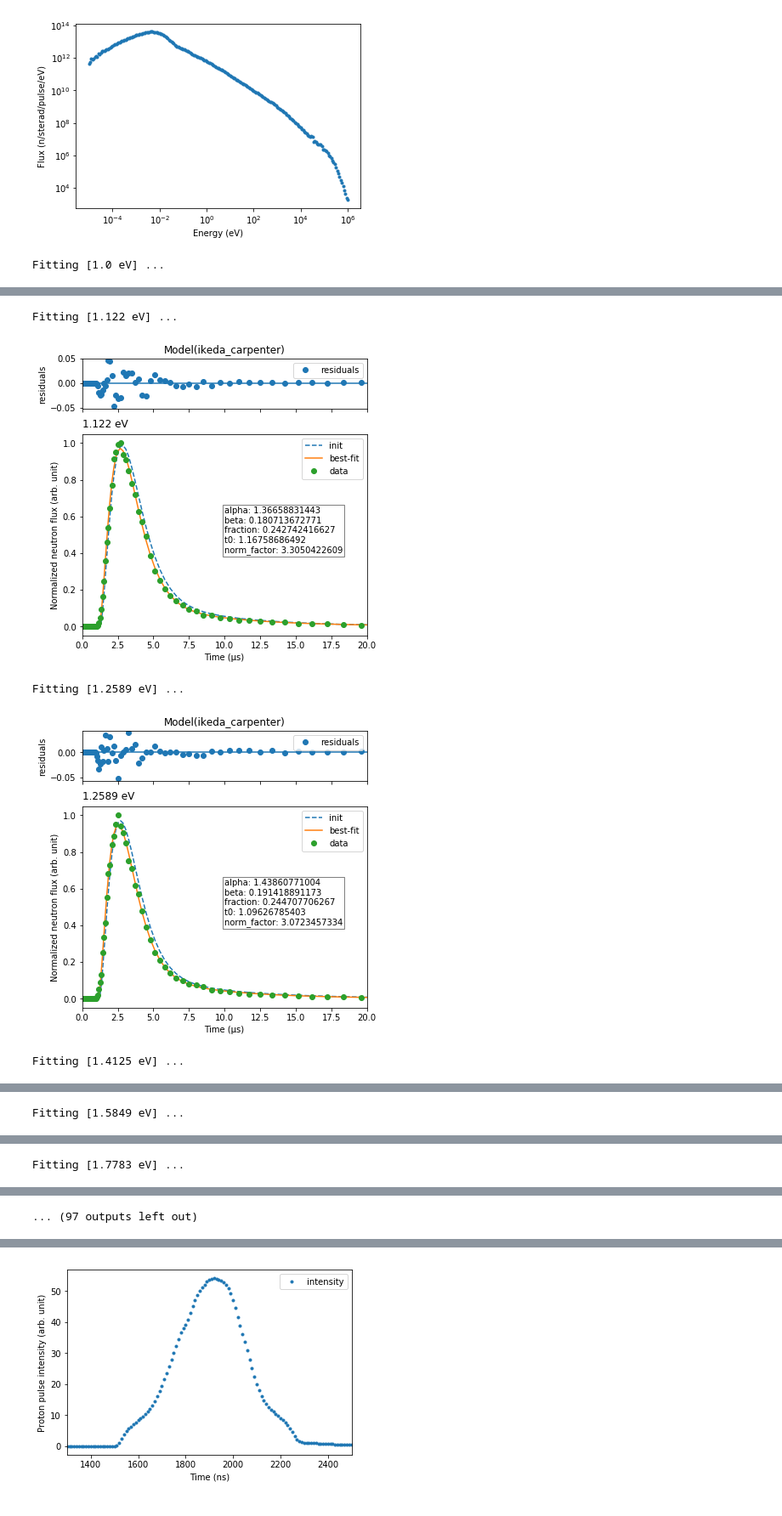
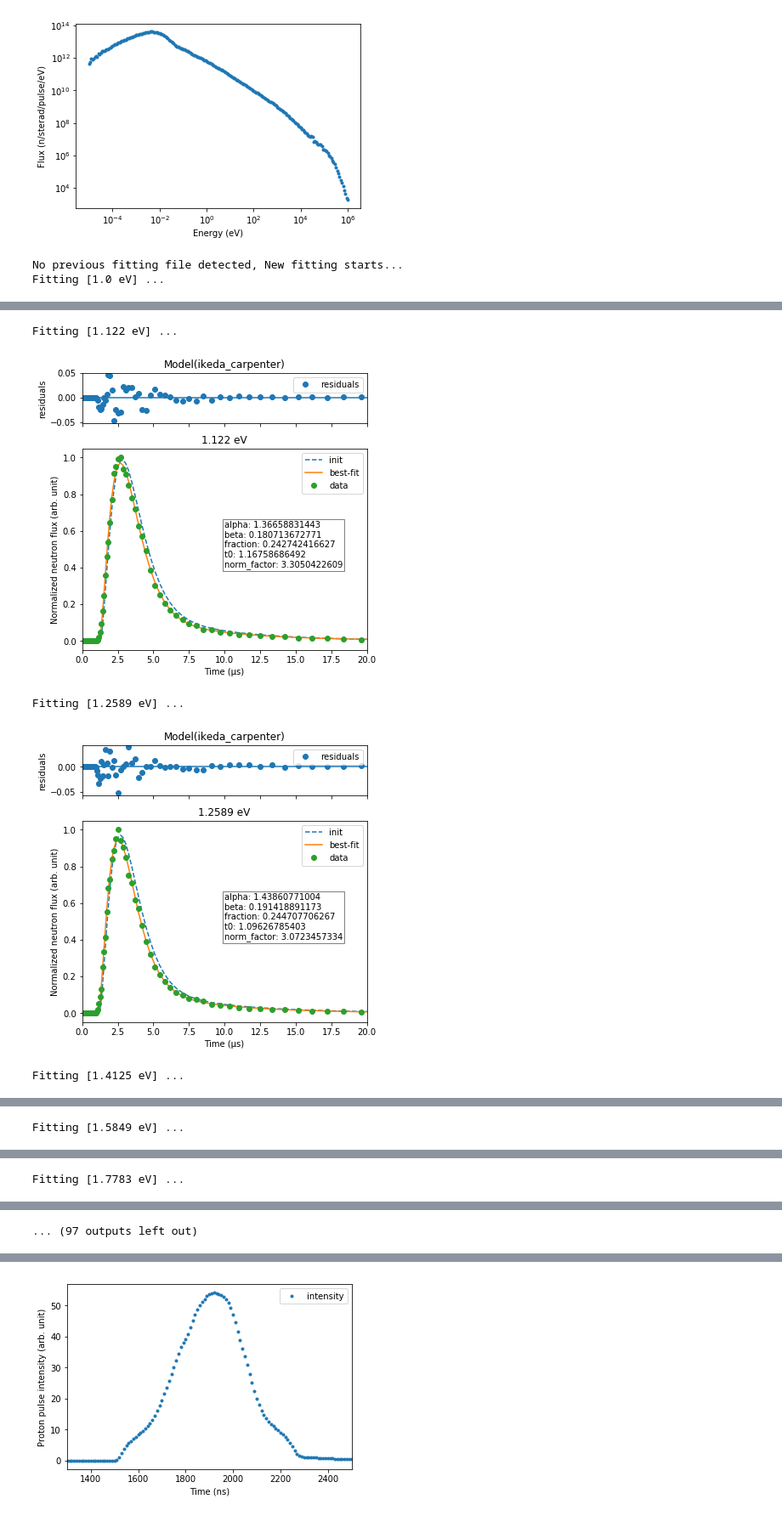
Before and after one commit to ornlneutronimaging/ResoFit, a Jupyter notebook: ResoFit/fit_neutron_pulse_shape_params.ipynb, the cells around one changed output, grey strips where cells are left out. Shown at 85% size. Saved outputs shown, nothing was run; the diff lists cells and outputs as text; code cells hidden in the pictures.

```diff
--- a/ResoFit/fit_neutron_pulse_shape_params.ipynb
+++ b/ResoFit/fit_neutron_pulse_shape_params.ipynb
@@ -24,8 +24,9 @@ neutron_pulse.plot_total()
 # %% [output]
 [figure]
 # %%
-neutron_pulse.fit_shape(e_min=1, e_max=500, model_index=1,
-                        drop=False, check_each=True,
-                        save_fig=False, save_df=False)
+neutron_pulse.fit_shape(e_min=1, e_max=500,
+                        drop=False, norm=True, check_each=True,
+                        save_fig=False, overwrite_csv=False)
 # %% [output]
+No previous fitting file detected, New fitting starts...
 Fitting [1.0 eV] ...
@@ -33,5 +34,5 @@ Fitting [1.0 eV] ...
 Fitting [1.122 eV] ...
-[figure, old version]
+[figure, new version]
 Fitting [1.2589 eV] ...
-[figure, old version]
+[figure, new version]
 Fitting [1.4125 eV] ...
```
Also changed, not shown: parts of 15 cells of this notebook, 1 other file.
